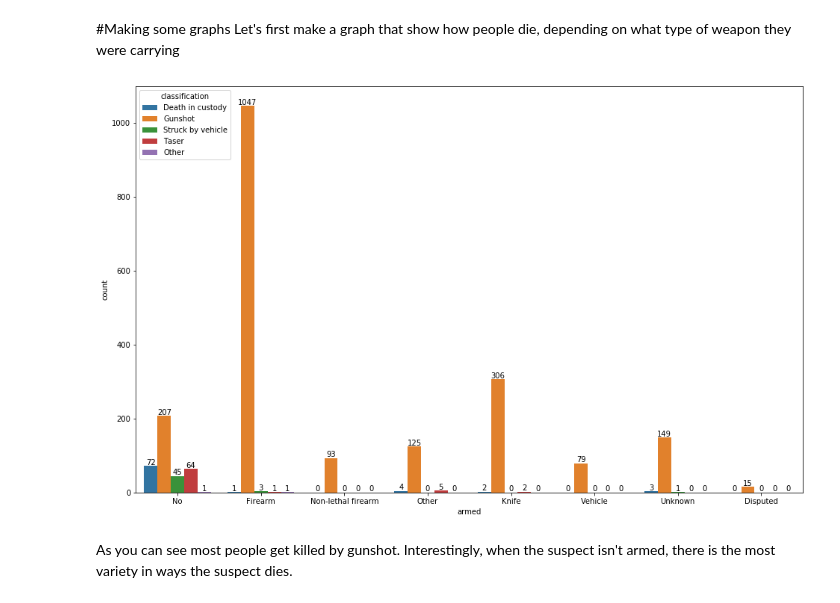
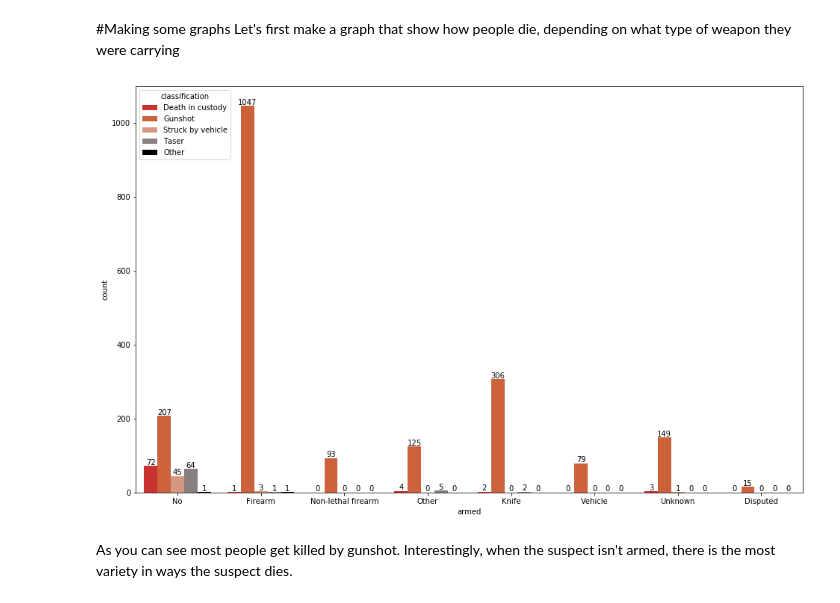
Before and after one commit to awesomealex1/TheCounted, a Jupyter notebook: notebook.ipynb, the cells around one changed output. Drawn from its saved outputs; the diff is of its cells as text; code cells hidden in the pictures.

Commit message:
added color palette

```diff
--- a/notebook.ipynb
+++ b/notebook.ipynb
@@ -42,23 +42,25 @@ Let's first make a graph that show how people die, depending on what type of wea
 # %%
 import numpy as np
 import seaborn as sns
 import matplotlib.pyplot as plt
 
 plt.figure(figsize=(16, 10))
 
-ax = sns.countplot(x="armed", hue="classification", data=data)
+color_palette = ["#e31717","#e35724","#e39071","#8c7d7d", "#000000"]
+
+ax = sns.countplot(x="armed", hue="classification", data=data, palette=color_palette)
 for p in ax.patches:
     height = p.get_height()
     label = ""
     if str(height) == "nan":
         height = 0
     ax.text(p.get_x()+p.get_width()/2.,
             height+3,
             int(height),
             ha="center")
 plt.show()
 # %% [output]
-[figure, old version]
+[figure, new version]
 # %% [markdown]
 As you can see most people get killed by gunshot. Interestingly, when the suspect isn't armed, there is the most variety in ways the suspect dies.
 # %% [markdown]
```
